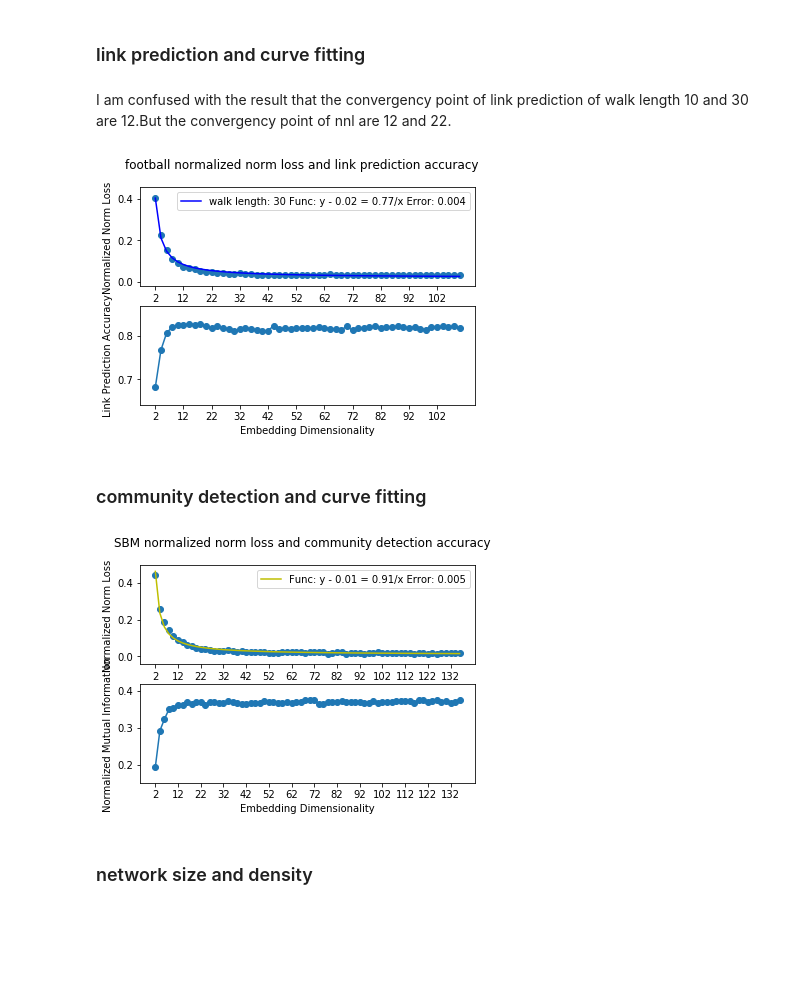
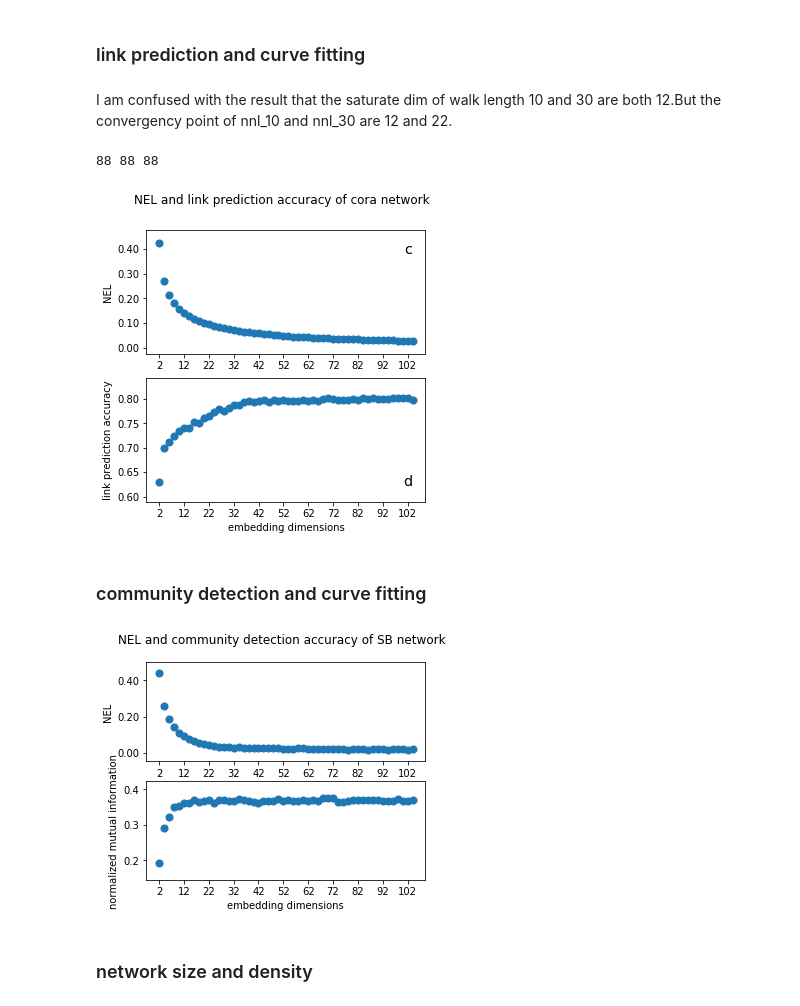
Before and after one commit to Villafly/dimensional_plot, a Jupyter notebook: paper_plot.ipynb, the cells around one changed output. Drawn from its saved outputs; the diff is of its cells as text; code cells hidden in the pictures; blank space fills up the shorter version.

```diff
--- a/paper_plot.ipynb
+++ b/paper_plot.ipynb
@@ -11,57 +12,65 @@ def func1(dims,a,b):
 # %% [markdown]
 ### link prediction and curve fitting
 # %% [markdown]
-I am  confused with the result that the convergency point of link prediction of walk length 10 and 30 are 12.But the convergency point of nnl are 12 and 22.
+I am  confused with the result that the saturate dim of walk length 10 and 30 are both 12.But the convergency point of nnl_10 and nnl_30 are 12 and 22.
 # %%
-# optimal networks = ['cora','football'],now only football is avaiable.
-graph = 'football'
+# optimal networks = ['cora','football']
+graph = 'cora'
 sub_dir = 'link_prediction'
 f1 = open('./meta_data/{}/{}_dim.pkl'.format(sub_dir,graph),'rb')
 dims = pickle.load(f1)
 f1.close()
-f1 = open('./meta_data/{}/{}_walklength_30_nnl.pkl'.format(sub_dir,graph),'rb')
-nnl_30 = pickle.load(f1)
-f1.close()
+# f1 = open('./meta_data/{}/{}_walklength_30_nnl.pkl'.format(sub_dir,graph),'rb')
+# nnl_30 = pickle.load(f1)
+# f1.close()
 f1 = open('./meta_data/{}/{}_walklength_10_nnl.pkl'.format(sub_dir,graph),'rb')
 nnl_10 = pickle.load(f1)
 f1.close()
-f1 = open('./meta_data/{}/{}_walklength_30_acc.pkl'.format(sub_dir,graph),'rb')
-acc_30 = pickle.load(f1)
-f1.close()
+# f1 = open('./meta_data/{}/{}_walklength_30_acc.pkl'.format(sub_dir,graph),'rb')
+# acc_30 = pickle.load(f1)
+# f1.close()
 f1 = open('./meta_data/{}/{}_walklength_10_acc.pkl'.format(sub_dir,graph),'rb')
 acc_10 = pickle.load(f1)
 f1.close()
+print (len(dims),len(nnl_10),len(acc_10))
 
 def prediction_plot(dims,walkLengths,nnl_list,acc_list,graph):
-   fig, (ax1,ax2) = plt.subplots(2,1)
+   fig, (ax1,ax2) = plt.subplots(2,1,figsize=(5,5))
+   ax1.yaxis.set_major_formatter(FormatStrFormatter('%.2f'))
    colors = ['b','y']
    for cnt,norms in enumerate(nnl_list):
        #accs = accs[:len(dims)]
        c, cov = optimize.curve_fit(func1, dims,norms)
        fit_values = (func1(np.array(dims),c[0],c[1]))
        bias = abs(np.array(norms)-np.array(fit_values))
        label = 'walk length: {} Func: y - {:.2f} = {:.2f}/x Error: {:.3f}'.format(walkLengths[cnt],c[1],c[0],np.mean(bias))
-       ax1.scatter(dims,norms)
-       ax1.plot(dims,func1(np.array(dims),c[0],c[1]),label=label,c=colors[cnt])
-       ax1.legend()
+       ax1.scatter(dims,norms,label='c',s=50)
+#        ax1.plot(dims,func1(np.array(dims),c[0],c[1]),label=label,c=colors[cnt])
+       ax1.legend(loc='upper right',fontsize='x-large',frameon=False,markerscale=0)
        accs = acc_list[cnt]
-       ax2.scatter(dims,accs)
-       ax2.plot(dims,accs)
-       #ax2.legend()
+       ax2.scatter(dims,accs,label='d',s=50)
+#        ax2.plot(dims,accs)
+       ax2.legend(loc='lower right',fontsize='x-large',frameon=False,markerscale=0)
 
    ax1.set_xticks(range(dims[0],dims[-1],10))
    ax2.set_xticks(range(dims[0],dims[-1],10))
-   ax1.set_ylabel('Normalized Norm Loss')
-   ax2.set_xlabel('Embedding Dimensionality',fontsize=fontSize)
-   ax2.set_ylabel('Link Prediction Accuracy')
-   fig.suptitle('{} normalized norm loss and link prediction accuracy'.format(graph))
+   ax1.set_ylabel('NEL',fontsize=fontSize)
+   ax2.set_xlabel('embedding dimensions',fontsize=fontSize)
+   ax2.set_ylabel('link prediction accuracy')
+   fig.suptitle('NEL and link prediction accuracy of {} network'.format(graph))
    plt.savefig('./meta_data/{}/{}_prediction.eps'.format(sub_dir,graph),format='eps',dpi=3000)
    plt.show()
 
 #prediction_plot(dims,[10,30],[nnl_10,nnl_30],[acc_10,acc_30],graph)
-prediction_plot(dims,[30],[nnl_30],[acc_30],graph)
+# prediction_plot(dims,[30],[nnl_30],[acc_30],graph)
+end = 52
+dims = dims[:end]
+nnl_10 = nnl_10[:end]
+acc_10 = acc_10[:end]
+prediction_plot(dims,[10],[nnl_10],[acc_10],graph)
 # %% [output]
+88 88 88
-[figure, old version]
+[figure, new version]
 # %% [markdown]
 ### community detection and curve fitting
 # %%
@@ -79,29 +88,33 @@ nmis = pickle.load(f1)
 f1.close()
 
 def clustering_plot(dims,nnl,nmis,graph):
-   fig, (ax1,ax2) = plt.subplots(2,1)
+   fig, (ax1,ax2) = plt.subplots(2,1,figsize=(5,4))
+   ax1.yaxis.set_major_formatter(FormatStrFormatter('%.2f'))
    c, cov = optimize.curve_fit(func1, dims,nnl)
    fit_values = (func1(np.array(dims),c[0],c[1]))
    bias = abs(np.array(nnl)-np.array(fit_values))
    label = 'Func: y - {:.2f} = {:.2f}/x Error: {:.3f}'.format(c[1],c[0],np.mean(bias))
-   ax1.scatter(dims,nnl)
-   ax1.plot(dims,func1(np.array(dims),c[0],c[1]),label=label,color='y')
-   ax1.legend()
-   ax2.scatter(dims,nmis)
-   ax2.plot(dims,nmis)
+   ax1.scatter(dims,nnl,s=50)
+#    ax1.plot(dims,func1(np.array(dims),c[0],c[1]),label=label,color='y')
+#    ax1.legend()
+   ax2.scatter(dims,nmis,s=50)
+#    ax2.plot(dims,nmis)
 
    ax1.set_xticks(range(dims[0],dims[-1],10))
    ax2.set_xticks(range(dims[0],dims[-1],10))
-   ax1.set_ylabel('Normalized Norm Loss')
-   ax2.set_xlabel('Embedding Dimensionality',fontsize=fontSize)
-   ax2.set_ylabel('Normalized Mutual Information')
-   fig.suptitle('SBM normalized norm loss and community detection accuracy'.format(graph))
+   ax1.set_ylabel('NEL')
+   ax2.set_xlabel('embedding dimensions',fontsize=fontSize)
+   ax2.set_ylabel('normalized mutual information')
+   fig.suptitle('NEL and community detection accuracy of SB network'.format(graph))
    plt.savefig('./meta_data/{}/{}_clustering.eps'.format(sub_dir,graph),format='eps',dpi=3000)
    plt.show()
-
+end = 52
+dims = dims[:end]
+nnl = nnl[:end]
+nmis = nmis[:end]
 clustering_plot(dims,nnl,nmis,graph)
 # %% [output]
-[figure, old version]
+[figure, new version]
 # %% [markdown]
 ### network size and density
 # %%
```
Also changed, not shown: parts of 6 cells of this notebook.
